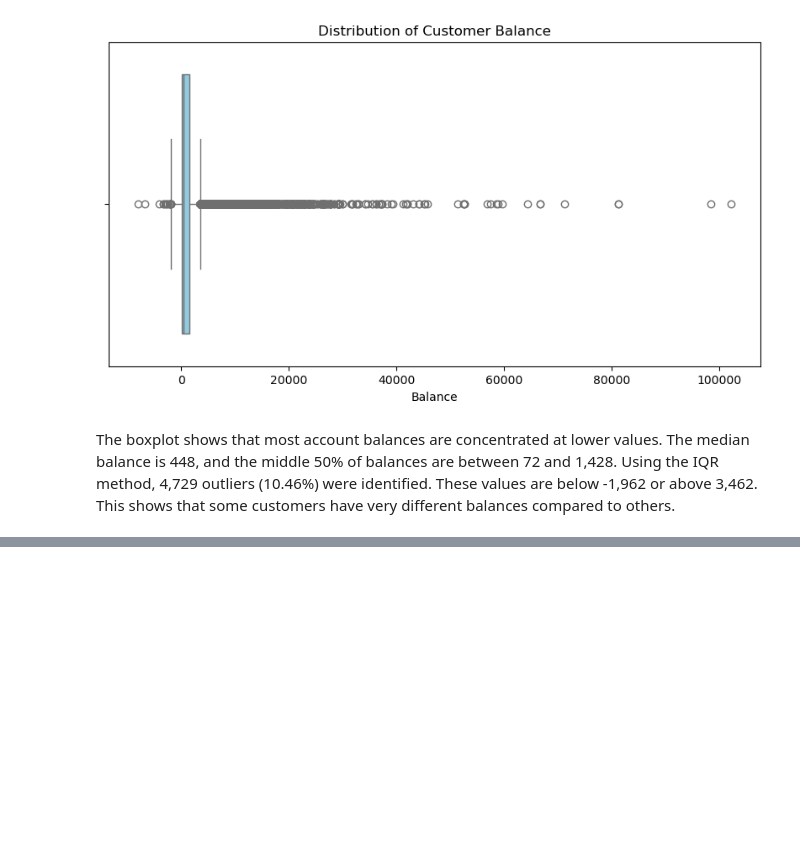
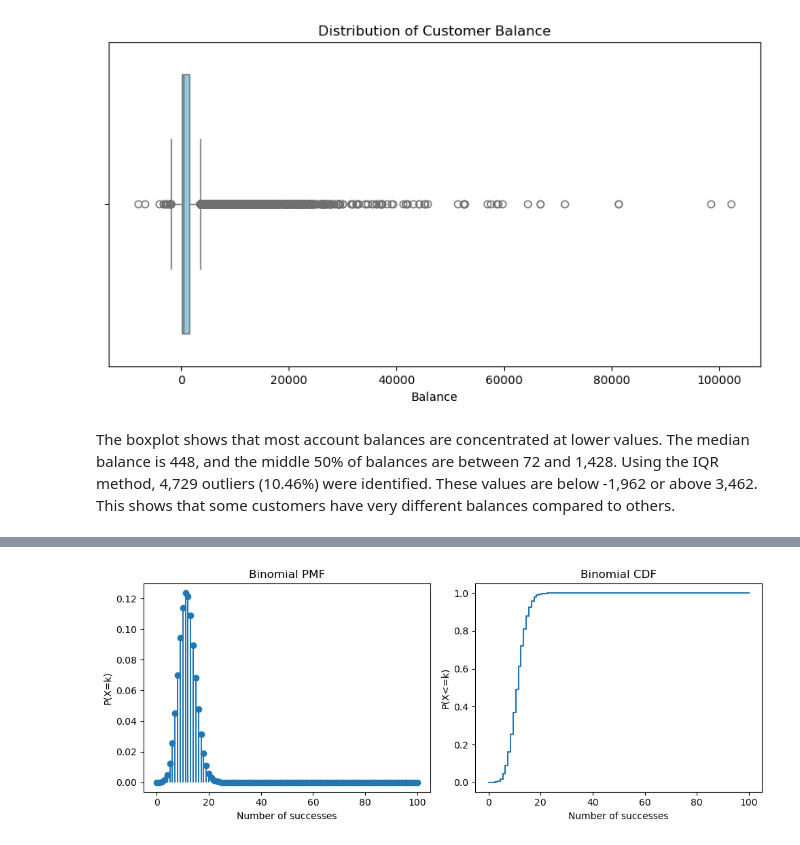
Before and after one commit to Munkhzaya-pom/statistic-sep-26, a Jupyter notebook: statistic-word-sep-26/statistic-sep26.ipynb, the cells around one changed output, grey strips where cells are left out. Drawn from its saved outputs; the diff is of its cells as text; code cells hidden in the pictures; blank space fills up the shorter version.

```diff
--- a/statistic-word-sep-26/statistic-sep26.ipynb
+++ b/statistic-word-sep-26/statistic-sep26.ipynb
@@ -231,0 +275,30 @@ The boxplot shows that most account balances are concentrated at lower values. T
+# %%
+# Parameters
+n = 100
+p = (df["y"] == "yes").mean()
+x = np.arange(0, n+1)
+
+# PMF and CDF
+pmf = binom.pmf(x, n, p)
+cdf = binom.cdf(x, n, p)
+# %%
+plt.figure(figsize=(10, 4))
+
+# PMF Plot
+plt.subplot(1, 2, 1)
+plt.stem(x, pmf, basefmt=" ")
+plt.title("Binomial PMF")
+plt.xlabel("Number of successes")
+plt.ylabel("P(X=k)")
+
+# CDF Plot
+plt.subplot(1, 2, 2)
+plt.step(x, cdf, where="mid")
+plt.title("Binomial CDF")
+plt.xlabel("Number of successes")
+plt.ylabel("P(X<=k)")
+
+plt.tight_layout()
+plt.show()
+# %% [output]
+[figure, added]
```
Also changed, not shown: parts of 12 cells of this notebook.
